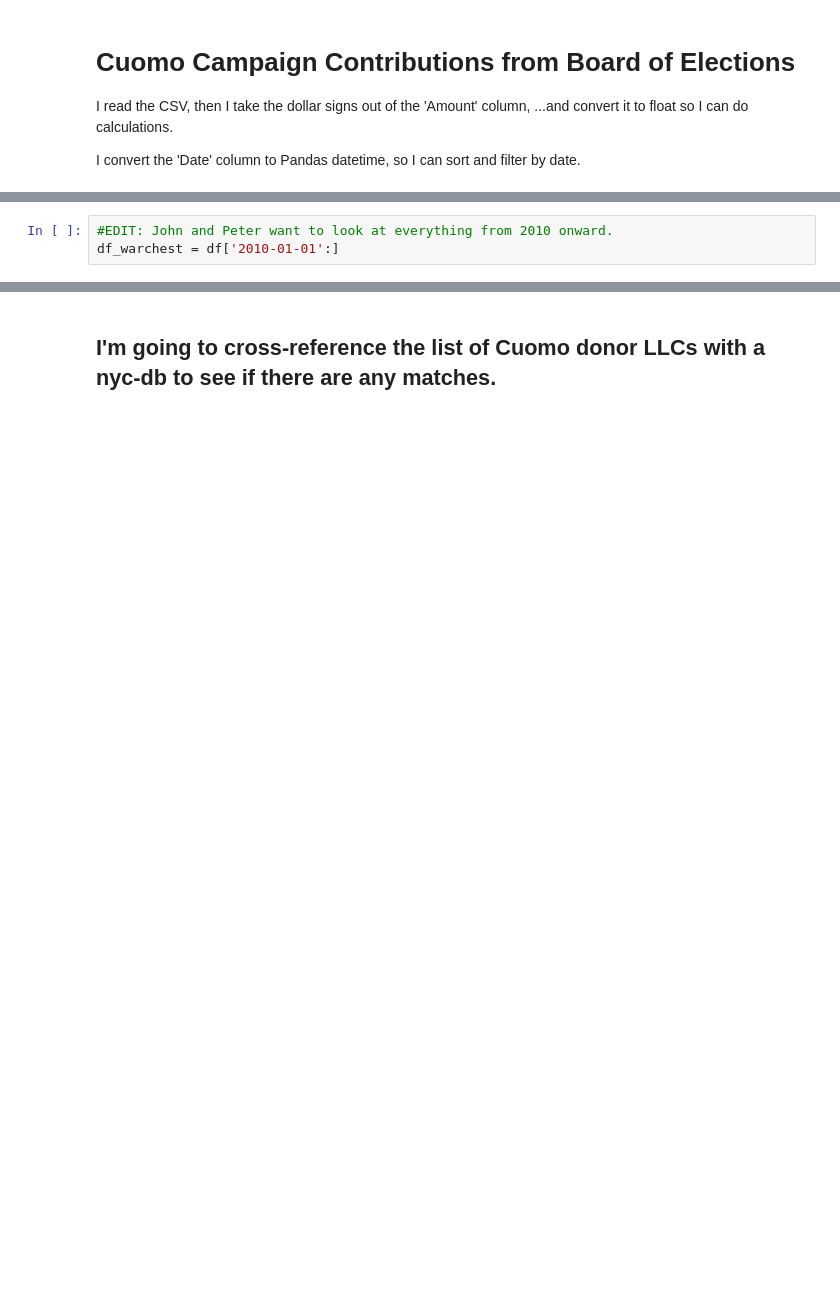
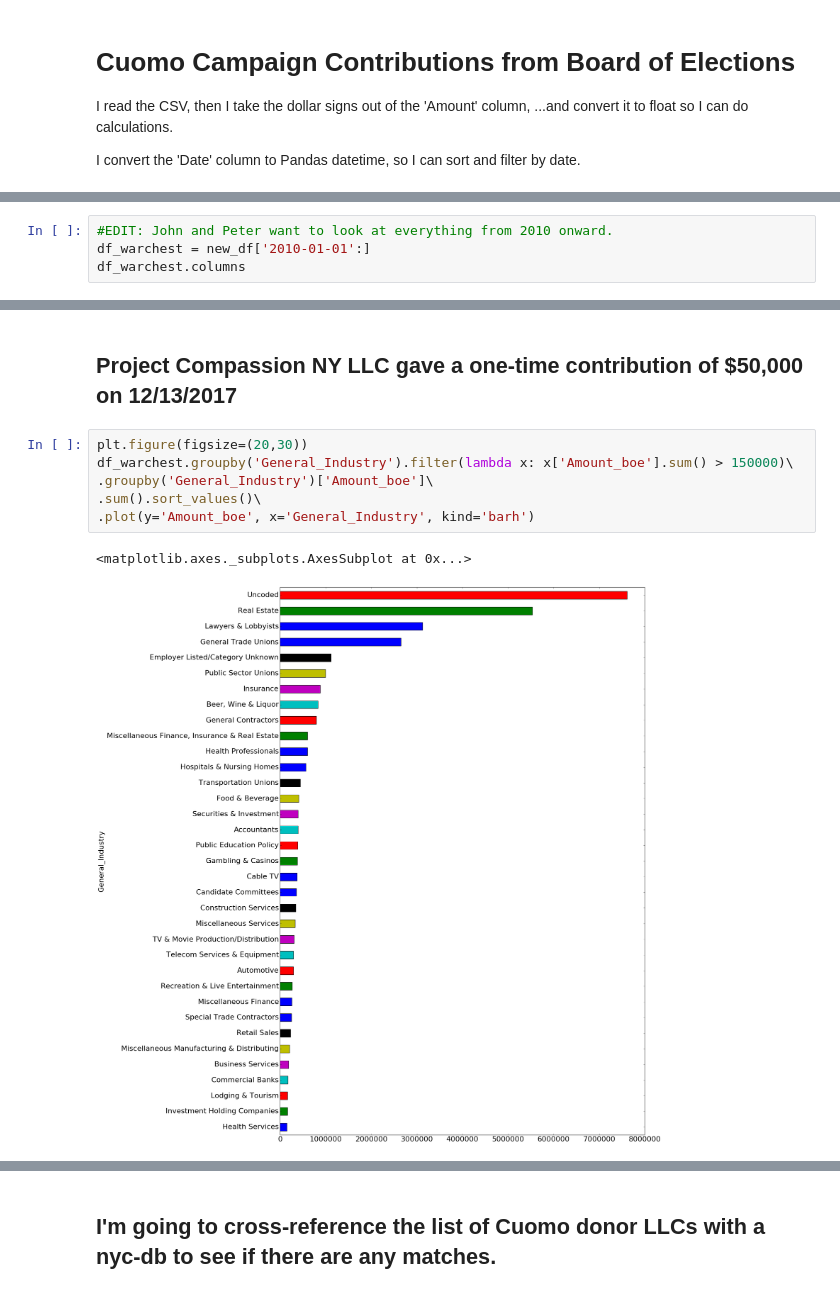
Before and after one commit to kromreig/warchest_cuomo_indy, a Jupyter notebook: Cuomo_Campaign_Finance.ipynb, the cells around one changed output, grey strips where cells are left out. Cells and saved outputs as stored; diff of their text form; blank space fills up the shorter version.

```diff
--- a/Cuomo_Campaign_Finance.ipynb
+++ b/Cuomo_Campaign_Finance.ipynb
@@ -28,3 +92,4 @@ df['2014-11-01':]['Amount'].sum()
 # %%
 #EDIT: John and Peter want to look at everything from 2010 onward.
-df_warchest = df['2010-01-01':]
+df_warchest = new_df['2010-01-01':]
+df_warchest.columns
@@ -54,0 +268,11 @@ df_warchest[df_warchest['Donor'].str.contains('', na=False)]
+# %% [markdown]
+## Project Compassion NY LLC gave a one-time contribution of $50,000 on 12/13/2017
+# %%
+plt.figure(figsize=(20,30))
+df_warchest.groupby('General_Industry').filter(lambda x: x['Amount_boe'].sum() > 150000)\
+.groupby('General_Industry')['Amount_boe']\
+.sum().sort_values()\
+.plot(y='Amount_boe', x='General_Industry', kind='barh')
+# %% [output]
+<matplotlib.axes._subplots.AxesSubplot at 0x...>
+[figure, added]
```
Also changed, not shown: parts of 50 cells of this notebook.
